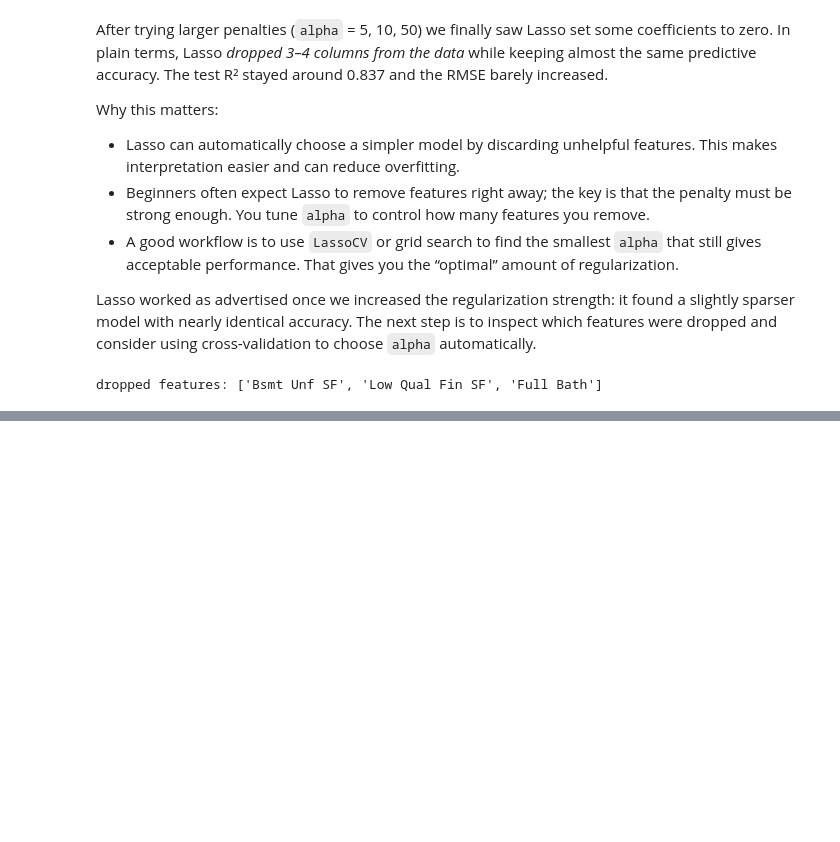
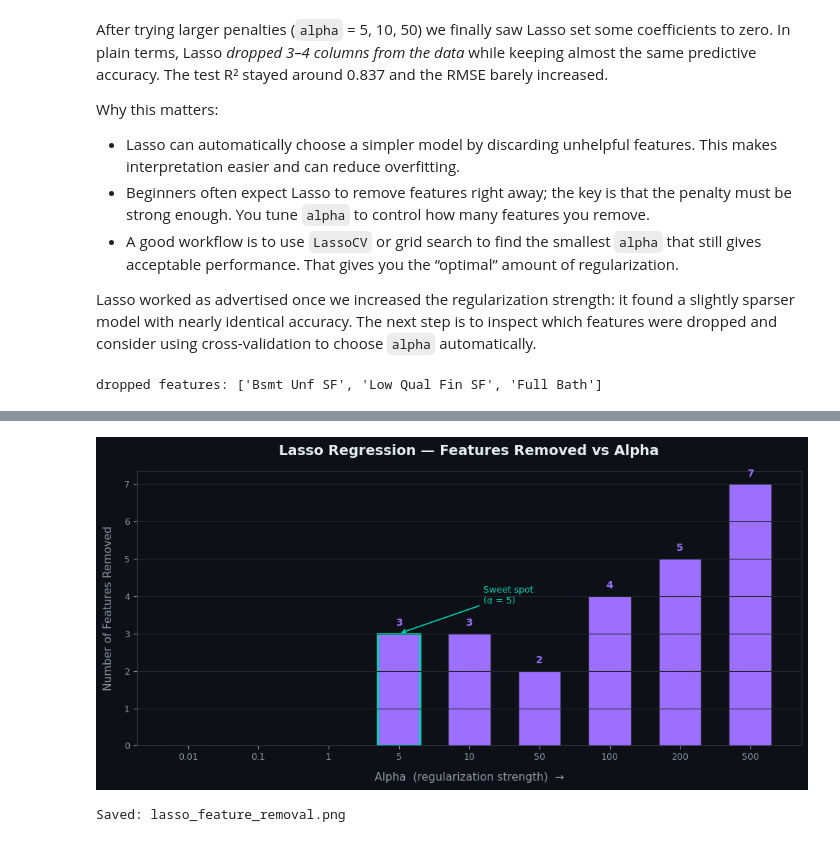
Before and after one commit to Rinoza-Jiffry/rinoza-AmesHousingPricePrediction, a Jupyter notebook: HousePricePrediction.ipynb, the cells around one changed output, grey strips where cells are left out. Saved outputs shown, nothing was run; the diff lists cells and outputs as text; code cells hidden in the pictures; blank space fills up the shorter version.

```diff
--- a/HousePricePrediction.ipynb
+++ b/HousePricePrediction.ipynb
@@ -446,0 +522,49 @@ dropped features: ['Bsmt Unf SF', 'Low Qual Fin SF', 'Full Bath']
+# %%
+zeros_lasso = []
+for a in ALPHAS_LASSO:
+    lasso = Lasso(alpha=a, max_iter=100000)
+    lasso.fit(X_train_scaled, y_train)
+    zeros_lasso.append(np.sum(lasso.coef_ == 0))
+
+fig, ax = plt.subplots(figsize=(10, 5))
+
+# Bar chart
+bar_colors = ['#21262D' if z == 0 else '#9D6FFF' for z in zeros_lasso]
+bars = ax.bar([str(a) for a in ALPHAS_LASSO], zeros_lasso,
+              color=bar_colors, edgecolor='#30363D', linewidth=0.8, width=0.6)
+
+# Value labels on top of each bar
+for bar, val in zip(bars, zeros_lasso):
+    if val > 0:
+        ax.text(bar.get_x() + bar.get_width() / 2,
+                bar.get_height() + 0.15,
+                str(val), ha='center', va='bottom',
+                fontsize=10, fontweight='bold', color='#9D6FFF')
+
+# Mark alpha = 5 (the sweet spot from your analysis)
+sweet_spot_idx = ALPHAS_LASSO.index(5)
+bars[sweet_spot_idx].set_edgecolor('#00D4B0')
+bars[sweet_spot_idx].set_linewidth(2.2)
+ax.annotate('Sweet spot\n(α = 5)',
+            xy=(sweet_spot_idx, zeros_lasso[sweet_spot_idx]),
+            xytext=(sweet_spot_idx + 1.2, zeros_lasso[sweet_spot_idx] + 0.8),
+            fontsize=9, color='#00D4B0',
+            arrowprops=dict(arrowstyle='->', color='#00D4B0', lw=1.2))
+
+ax.set_xlabel('Alpha  (regularization strength)  →', fontsize=11, labelpad=10)
+ax.set_ylabel('Number of Features Removed', fontsize=11, labelpad=10)
+ax.set_title('Lasso Regression — Features Removed vs Alpha',
+             fontsize=14, fontweight='bold', color='#E6EDF3', pad=16)
+
+ax.yaxis.set_major_locator(ticker.MaxNLocator(integer=True))
+ax.grid(True, axis='y')
+ax.tick_params(labelsize=9)
+
+plt.tight_layout()
+plt.savefig('lasso_feature_removal.png', dpi=180,
+            bbox_inches='tight', facecolor='#0D1117')
+plt.show()
+print("Saved: lasso_feature_removal.png")
+# %% [output]
+[figure, added]
+Saved: lasso_feature_removal.png
```
Also changed, not shown: parts of 2 cells of this notebook, 2 other files.
